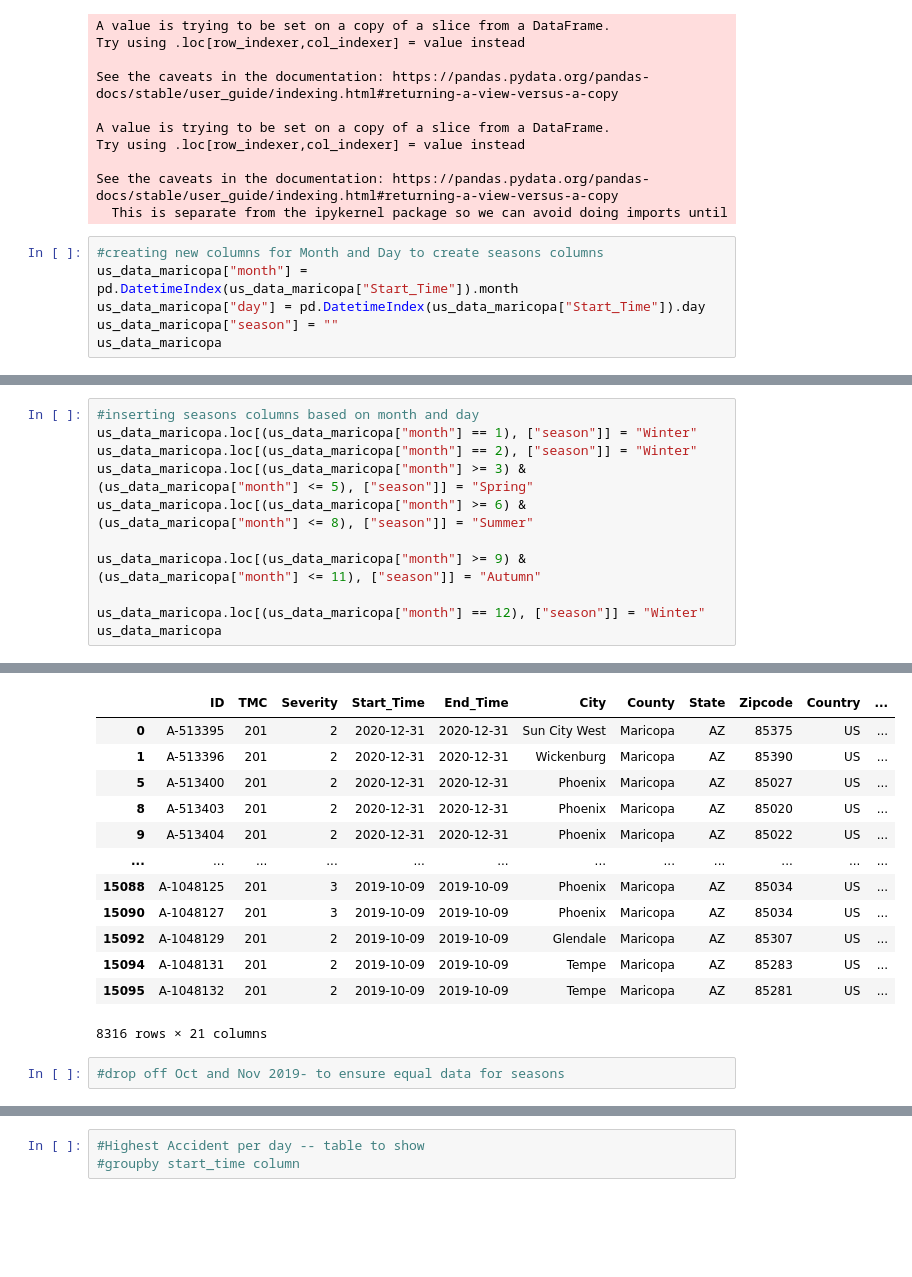
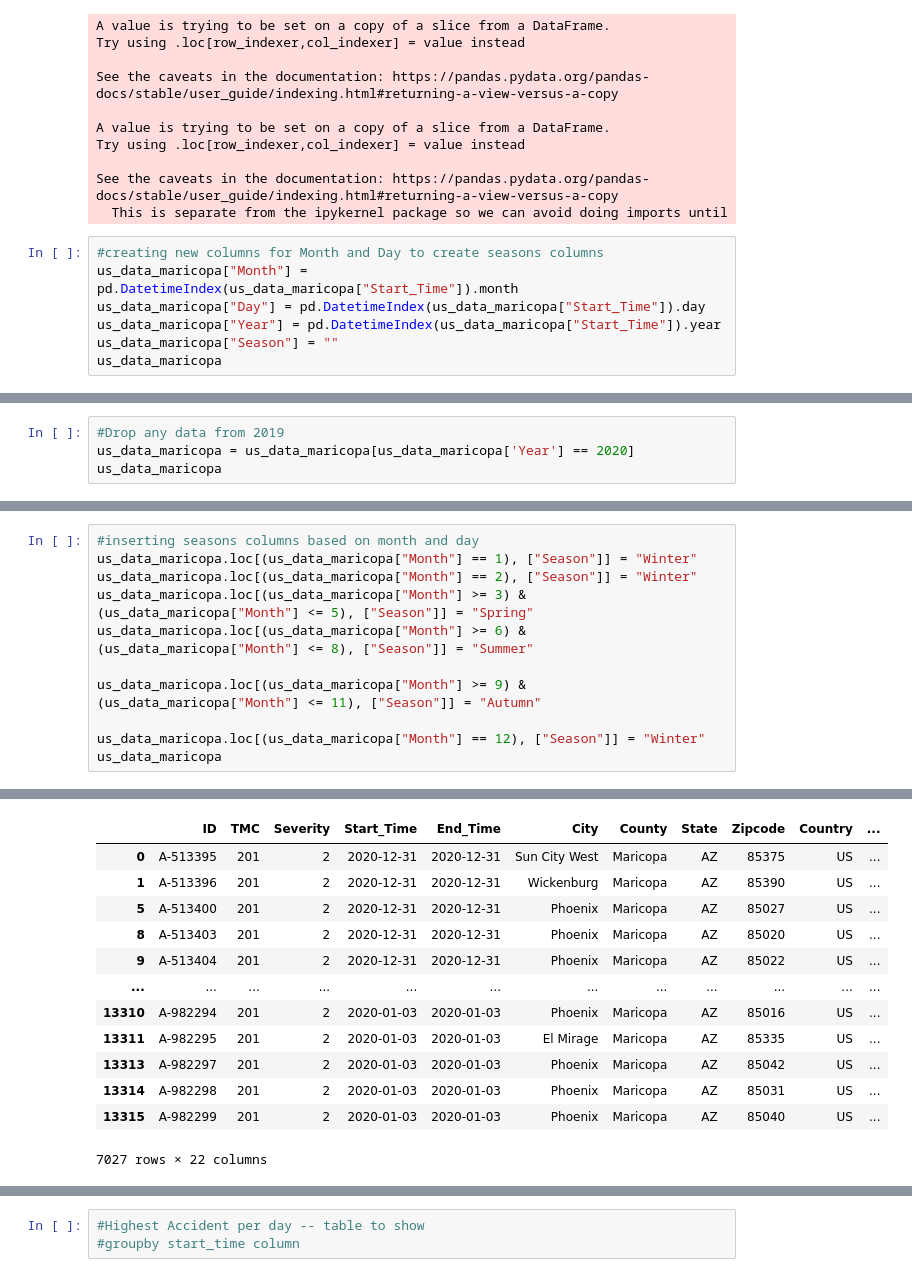
Before and after one commit to samantha8990/Project-1, a Jupyter notebook: JupiterNotebook.ipynb, the cells around one changed output, grey strips where cells are left out. Saved outputs shown, nothing was run; the diff lists cells and outputs as text; blank space fills up the shorter version.

```diff
--- a/JupiterNotebook.ipynb
+++ b/JupiterNotebook.ipynb
@@ -94,9 +94,10 @@ See the caveats in the documentation: https://pandas.pydata.org/pandas-docs/stab
   This is separate from the ipykernel package so we can avoid doing imports until
 # %%
 #creating new columns for Month and Day to create seasons columns
-us_data_maricopa["month"] = pd.DatetimeIndex(us_data_maricopa["Start_Time"]).month
-us_data_maricopa["day"] = pd.DatetimeIndex(us_data_maricopa["Start_Time"]).day
-us_data_maricopa["season"] = ""
+us_data_maricopa["Month"] = pd.DatetimeIndex(us_data_maricopa["Start_Time"]).month
+us_data_maricopa["Day"] = pd.DatetimeIndex(us_data_maricopa["Start_Time"]).day
+us_data_maricopa["Year"] = pd.DatetimeIndex(us_data_maricopa["Start_Time"]).year
+us_data_maricopa["Season"] = ""
 us_data_maricopa
 # %% [output]
 A value is trying to be set on a copy of a slice from a DataFrame.
@@ -129,0 +136,4 @@ See the caveats in the documentation: https://pandas.pydata.org/pandas-docs/stab
+# %%
+#Drop any data from 2019
+us_data_maricopa = us_data_maricopa[us_data_maricopa['Year'] == 2020]
+us_data_maricopa
@@ -130,47 +154,45 @@ See the caveats in the documentation: https://pandas.pydata.org/pandas-docs/stab
 # %%
 #inserting seasons columns based on month and day
-us_data_maricopa.loc[(us_data_maricopa["month"] == 1), ["season"]] = "Winter"
-us_data_maricopa.loc[(us_data_maricopa["month"] == 2), ["season"]] = "Winter"
-us_data_maricopa.loc[(us_data_maricopa["month"] >= 3) & (us_data_maricopa["month"] <= 5), ["season"]] = "Spring"
-us_data_maricopa.loc[(us_data_maricopa["month"] >= 6) & (us_data_maricopa["month"] <= 8), ["season"]] = "Summer"
+us_data_maricopa.loc[(us_data_maricopa["Month"] == 1), ["Season"]] = "Winter"
+us_data_maricopa.loc[(us_data_maricopa["Month"] == 2), ["Season"]] = "Winter"
+us_data_maricopa.loc[(us_data_maricopa["Month"] >= 3) & (us_data_maricopa["Month"] <= 5), ["Season"]] = "Spring"
+us_data_maricopa.loc[(us_data_maricopa["Month"] >= 6) & (us_data_maricopa["Month"] <= 8), ["Season"]] = "Summer"
 
-us_data_maricopa.loc[(us_data_maricopa["month"] >= 9) & (us_data_maricopa["month"] <= 11), ["season"]] = "Autumn"
+us_data_maricopa.loc[(us_data_maricopa["Month"] >= 9) & (us_data_maricopa["Month"] <= 11), ["Season"]] = "Autumn"
 
-us_data_maricopa.loc[(us_data_maricopa["month"] == 12), ["season"]] = "Winter"
+us_data_maricopa.loc[(us_data_maricopa["Month"] == 12), ["Season"]] = "Winter"
 us_data_maricopa
 # %% [output]
 A value is trying to be set on a copy of a slice from a DataFrame.
 Try using .loc[row_indexer,col_indexer] = value instead
 
 See the caveats in the documentation: https://pandas.pydata.org/pandas-docs/stable/user_guide/indexing.html#returning-a-view-versus-a-copy
   isetter(loc, value)
 A value is trying to be set on a copy of a slice from a DataFrame.
 Try using .loc[row_indexer,col_indexer] = value instead
 
 See the caveats in the documentation: https://pandas.pydata.org/pandas-docs/stable/user_guide/indexing.html#returning-a-view-versus-a-copy
   isetter(loc, value)
 A value is trying to be set on a copy of a slice from a DataFrame.
 Try using .loc[row_indexer,col_indexer] = value instead
 ... (14 lines left out)
 Try using .loc[row_indexer,col_indexer] = value instead
 
 See the caveats in the documentation: https://pandas.pydata.org/pandas-docs/stable/user_guide/indexing.html#returning-a-view-versus-a-copy
   isetter(loc, value)
 |  | ID | TMC | Severity | Start_Time | End_Time | City | County | State | Zipcode | Country | ... |
 | 0 | A-513395 | 201 | 2 | 2020-12-31 | 2020-12-31 | Sun City West | Maricopa | AZ | 85375 | US | ... |
 | 1 | A-513396 | 201 | 2 | 2020-12-31 | 2020-12-31 | Wickenburg | Maricopa | AZ | 85390 | US | ... |
 | 5 | A-513400 | 201 | 2 | 2020-12-31 | 2020-12-31 | Phoenix | Maricopa | AZ | 85027 | US | ... |
 | 8 | A-513403 | 201 | 2 | 2020-12-31 | 2020-12-31 | Phoenix | Maricopa | AZ | 85020 | US | ... |
 | 9 | A-513404 | 201 | 2 | 2020-12-31 | 2020-12-31 | Phoenix | Maricopa | AZ | 85022 | US | ... |
 | ... | ... | ... | ... | ... | ... | ... | ... | ... | ... | ... | ... |
-| 15088 | A-1048125 | 201 | 3 | 2019-10-09 | 2019-10-09 | Phoenix | Maricopa | AZ | 85034 | US | ... |
-| 15090 | A-1048127 | 201 | 3 | 2019-10-09 | 2019-10-09 | Phoenix | Maricopa | AZ | 85034 | US | ... |
-| 15092 | A-1048129 | 201 | 2 | 2019-10-09 | 2019-10-09 | Glendale | Maricopa | AZ | 85307 | US | ... |
-| 15094 | A-1048131 | 201 | 2 | 2019-10-09 | 2019-10-09 | Tempe | Maricopa | AZ | 85283 | US | ... |
-| 15095 | A-1048132 | 201 | 2 | 2019-10-09 | 2019-10-09 | Tempe | Maricopa | AZ | 85281 | US | ... |
+| 13310 | A-982294 | 201 | 2 | 2020-01-03 | 2020-01-03 | Phoenix | Maricopa | AZ | 85016 | US | ... |
+| 13311 | A-982295 | 201 | 2 | 2020-01-03 | 2020-01-03 | El Mirage | Maricopa | AZ | 85335 | US | ... |
+| 13313 | A-982297 | 201 | 2 | 2020-01-03 | 2020-01-03 | Phoenix | Maricopa | AZ | 85042 | US | ... |
+| 13314 | A-982298 | 201 | 2 | 2020-01-03 | 2020-01-03 | Phoenix | Maricopa | AZ | 85031 | US | ... |
+| 13315 | A-982299 | 201 | 2 | 2020-01-03 | 2020-01-03 | Phoenix | Maricopa | AZ | 85040 | US | ... |
-8316 rows × 21 columns
+7027 rows × 22 columns
-# %%
-#drop off Oct and Nov 2019- to ensure equal data for seasons
 # %%
 #Average Number of accidents per month/season
 #create a new column with if/then based on date to categorize into seasons
```
Also changed, not shown: parts of 4 cells of this notebook.
